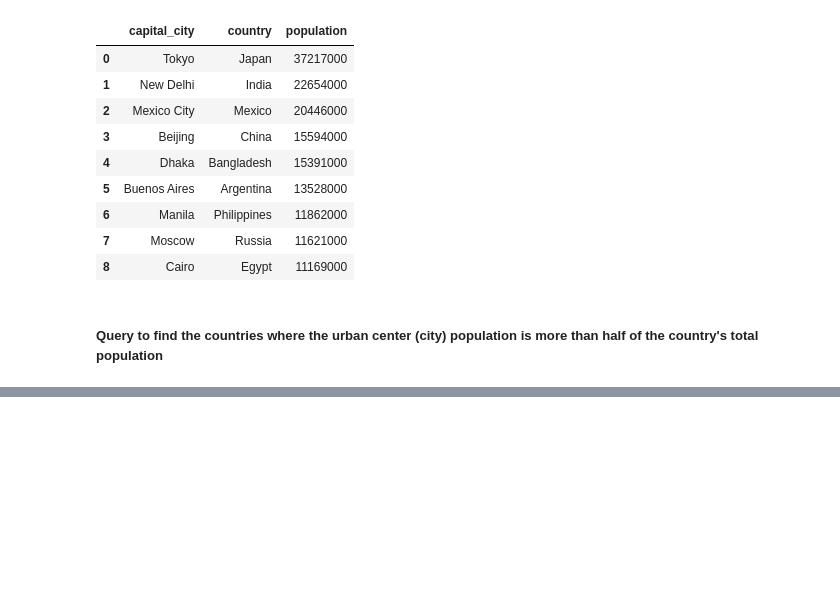
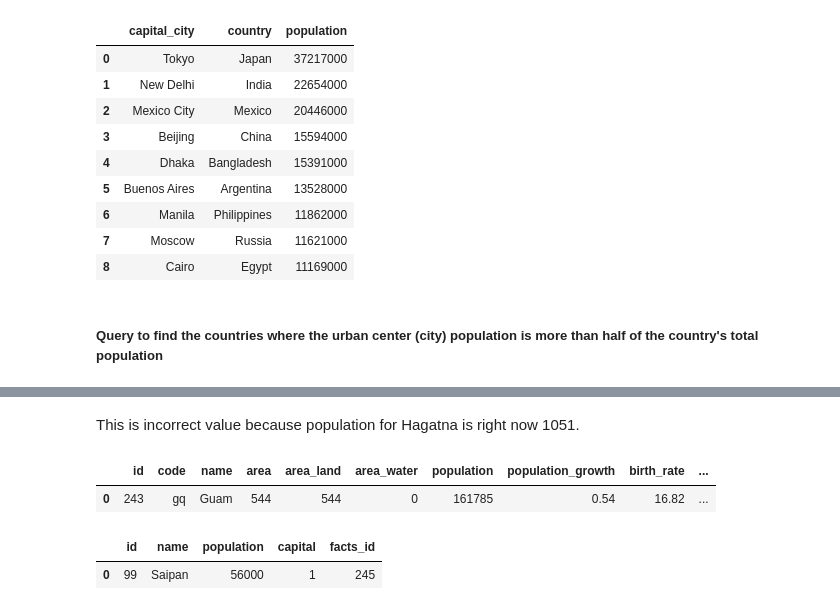
Before and after one commit to Ysbail/MiniProjects, a Jupyter notebook: SQL/The_World_Factbook.ipynb, the cells around one changed output, grey strips where cells are left out. Saved outputs shown, nothing was run; the diff lists cells and outputs as text; code cells hidden in the pictures; blank space fills up the shorter version.

```diff
--- a/SQL/The_World_Factbook.ipynb
+++ b/SQL/The_World_Factbook.ipynb
@@ -500,0 +515,18 @@ pd.read_sql_query(query, connection).head(10)
+# %% [markdown]
+This is incorrect value because population for Hagatna is right now 1051.
+# %%
+query = '''SELECT *
+            FROM facts
+            WHERE name == "Guam"'''
+pd.read_sql_query(query, connection)
+# %% [output]
+|  | id | code | name | area | area_land | area_water | population | population_growth | birth_rate | ... |
+| 0 | 243 | gq | Guam | 544 | 544 | 0 | 161785 | 0.54 | 16.82 | ... |
+# %%
+query = '''SELECT *
+            FROM cities
+            WHERE facts_id == 245'''
+pd.read_sql_query(query, connection)
+# %% [output]
+|  | id | name | population | capital | facts_id |
+| 0 | 99 | Saipan | 56000 | 1 | 245 |
```
Also changed, not shown: parts of 9 cells of this notebook.
